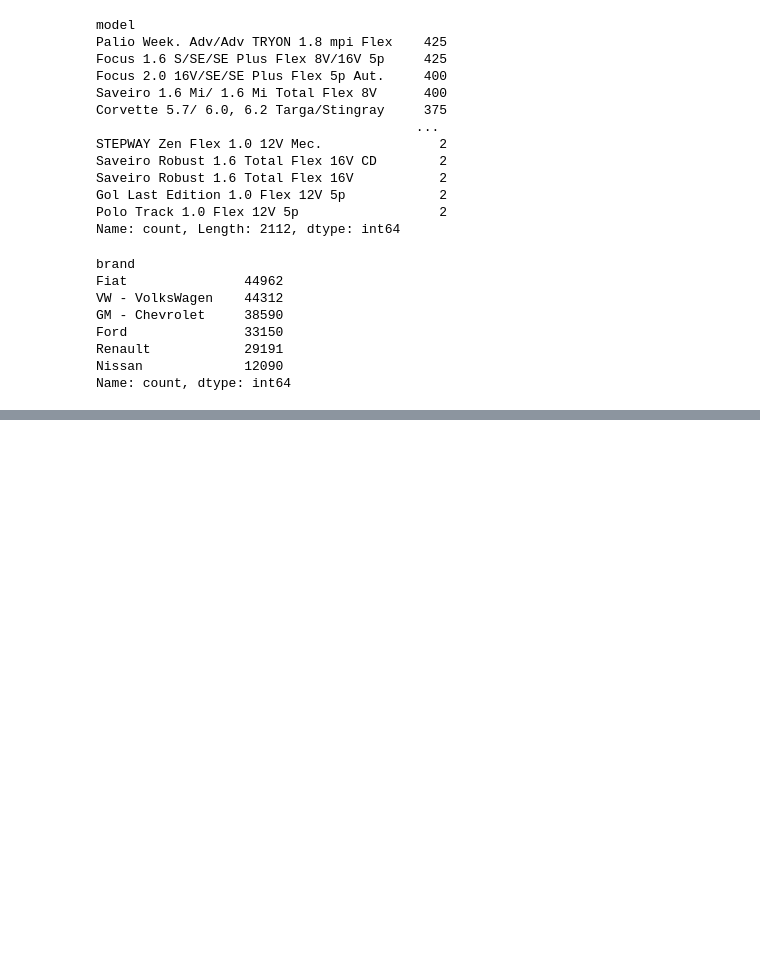
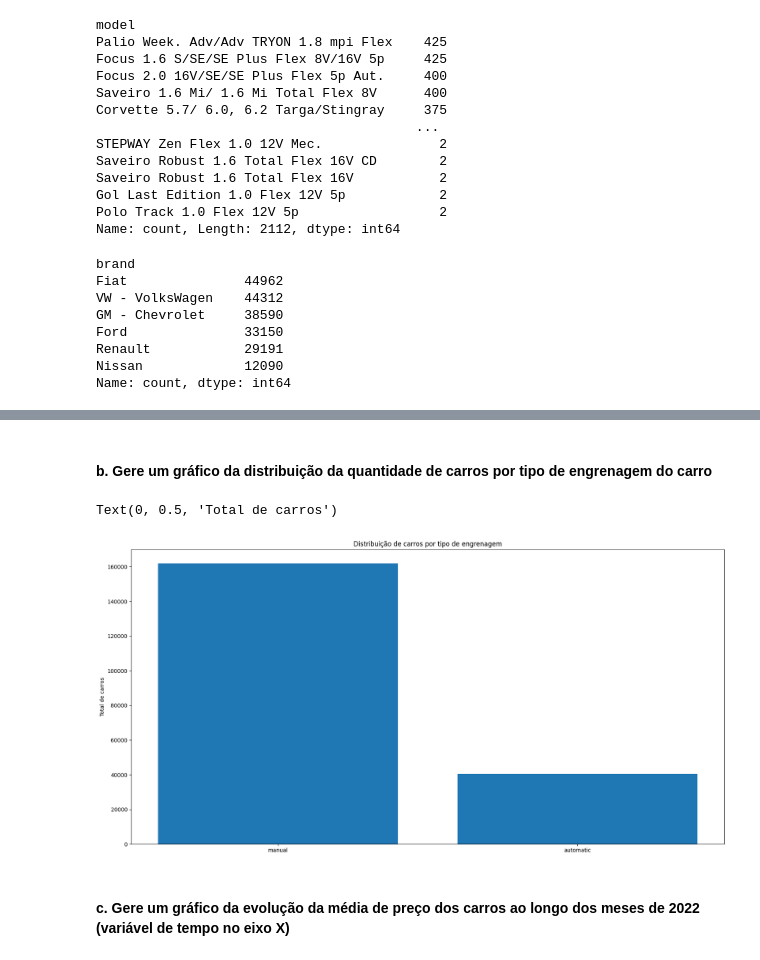
Before and after one commit to Equipe16-IAA/IAA002-TrabalhoFinal, a Jupyter notebook: 1 Analise exploratoria Daniel.ipynb, the cells around one changed output, grey strips where cells are left out. Saved outputs shown, nothing was run; the diff lists cells and outputs as text; code cells hidden in the pictures; blank space fills up the shorter version.

```diff
--- a/1 Analise exploratoria Daniel.ipynb
+++ b/1 Analise exploratoria Daniel.ipynb
@@ -177,0 +191,13 @@ Name: count, dtype: int64
+# %% [markdown]
+#### b. Gere um gráfico da distribuição da quantidade de carros por tipo de engrenagem do carro
+# %%
+# Gráfico da distribuição quantidade de carros por marca.
+plt.figure(figsize=(20,10))
+plt.bar(dados['gear'].unique(), dados['gear'].value_counts()) # plt.bar para gráfico de barras. Variáveis nos eixos X e Y
+plt.title('Distribuição de carros por tipo de engrenagem') # plt.title para inserir título no gráfico
+plt.ylabel('Total de carros') # # plt.ylabel para inserir título no gráfico
+# %% [output]
+Text(0, 0.5, 'Total de carros')
+[figure, added]
+# %% [markdown]
+#### c. Gere um gráfico da evolução da média de preço dos carros ao longo dos meses de 2022 (variável de tempo no eixo X)
```
Also changed, not shown: parts of 7 cells of this notebook.
